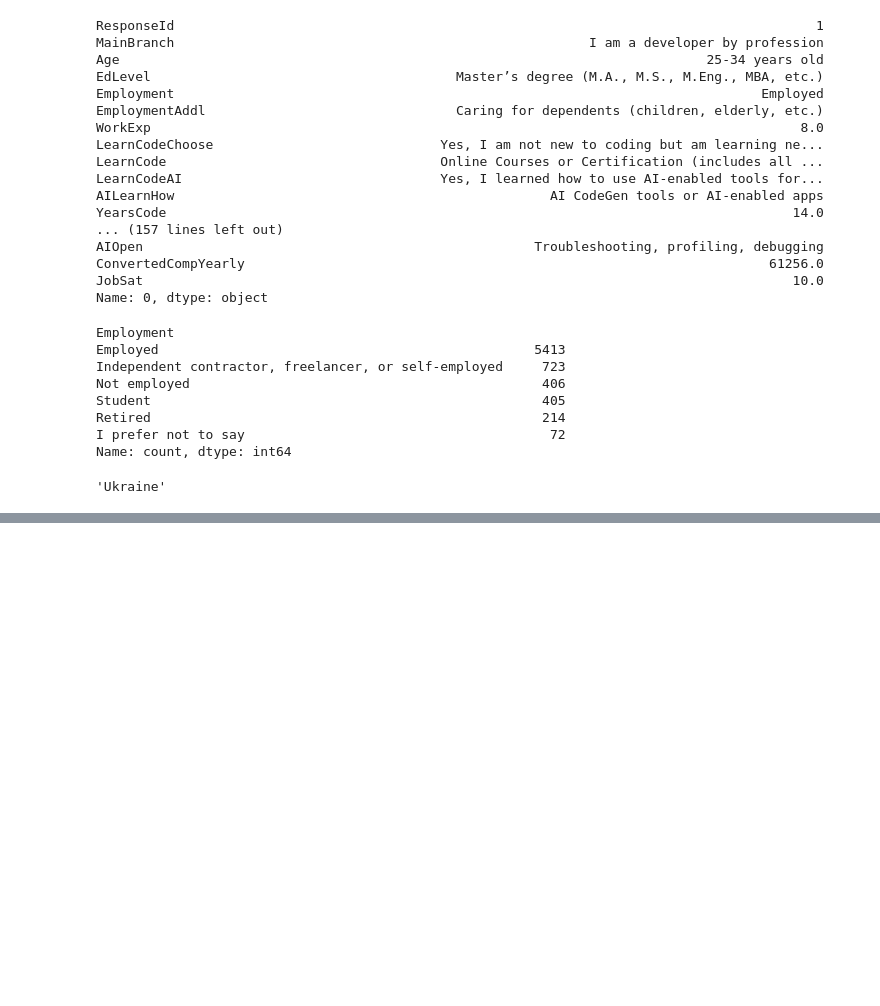
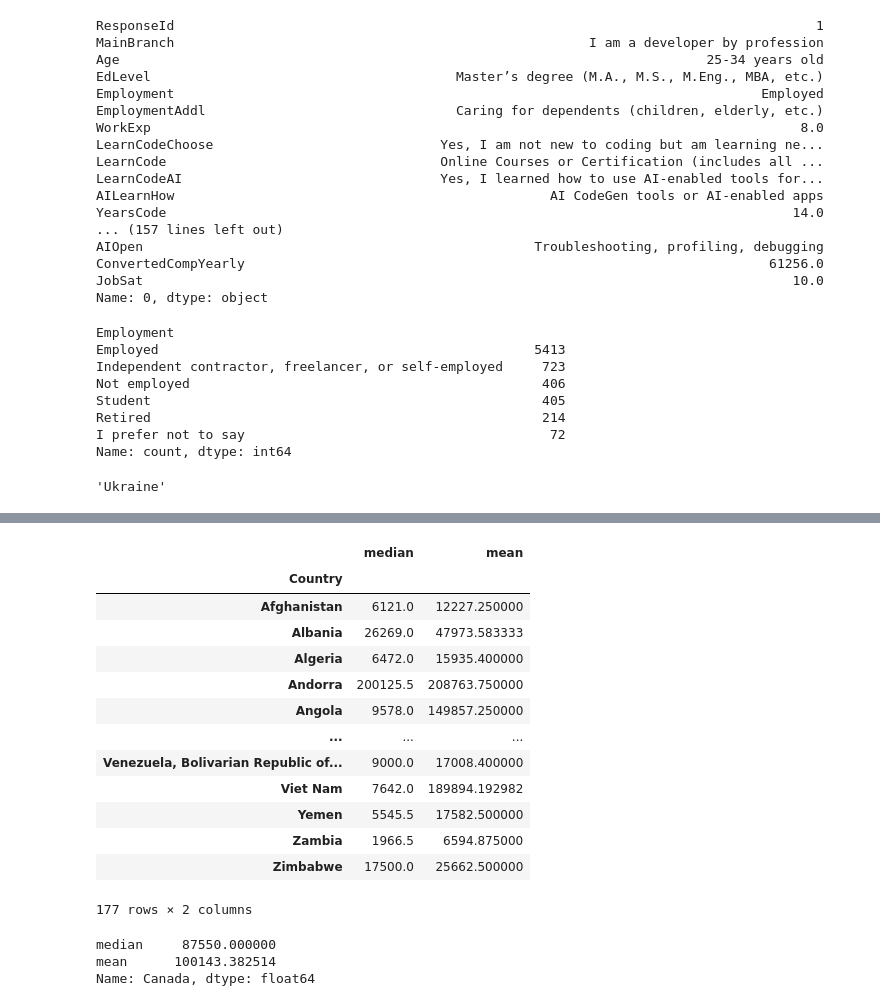
Before and after one commit to Sophie-Muchiri12/python-dataanalysis, a Jupyter notebook: stackoverflow_survey_pandas_analysis.ipynb, the cells around one changed output, grey strips where cells are left out. Cells and saved outputs as stored; diff of their text form; code cells hidden in the pictures; blank space fills up the shorter version.

Commit message:
multiple aggregation

```diff
--- a/stackoverflow_survey_pandas_analysis.ipynb
+++ b/stackoverflow_survey_pandas_analysis.ipynb
@@ -895,0 +1042,24 @@ Name: Employment, Length: 7233, dtype: str
+# %%
+#multiple aggregrate functions using the agg method
+country_grp['ConvertedCompYearly'].agg(['median','mean'])
+# %% [output]
+|  | median | mean |
+| Country |  |  |
+| Afghanistan | 6121.0 | 12227.250000 |
+| Albania | 26269.0 | 47973.583333 |
+| Algeria | 6472.0 | 15935.400000 |
+| Andorra | 200125.5 | 208763.750000 |
+| Angola | 9578.0 | 149857.250000 |
+| ... | ... | ... |
+| Venezuela, Bolivarian Republic of... | 9000.0 | 17008.400000 |
+| Viet Nam | 7642.0 | 189894.192982 |
+| Yemen | 5545.5 | 17582.500000 |
+| Zambia | 1966.5 | 6594.875000 |
+| Zimbabwe | 17500.0 | 25662.500000 |
+177 rows × 2 columns
+# %%
+country_grp['ConvertedCompYearly'].agg(['median','mean']).loc['Canada']
+# %% [output]
+median     87550.000000
+mean      100143.382514
+Name: Canada, dtype: float64
```
Also changed, not shown: parts of 18 cells of this notebook.
